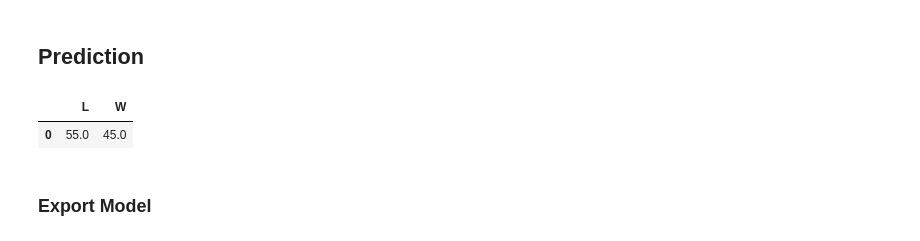
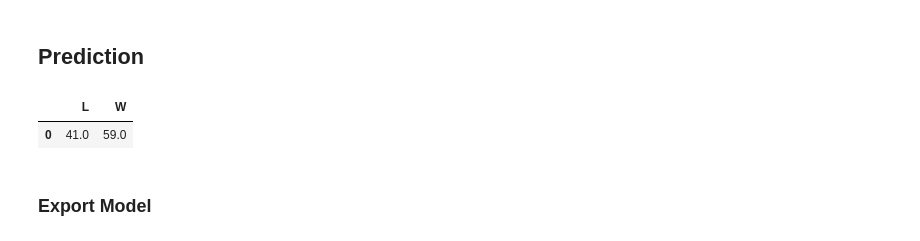
Before and after one commit to chaiyut-kun/AI-premier-league_match_prediction, a Jupyter notebook: src/model/model2.ipynb, the cells around one changed output. Saved outputs shown, nothing was run; the diff lists cells and outputs as text; code cells hidden in the pictures.

```diff
--- a/src/model/model2.ipynb
+++ b/src/model/model2.ipynb
@@ -17,10 +31,10 @@ df = pd.read_csv("final_matches.csv")
 ### Fill null data
 # %%
 # # df[df.isnull().any(axis=1)][['homeXG', 'awayXG']]
-from sklearn.impute import SimpleImputer
+# from sklearn.impute import SimpleImputer
 
-imputer = SimpleImputer(strategy='mean')
-df[['xg','xga', 'attendance']] = imputer.fit_transform(df[['xg','xga','attendance']])
+# imputer = SimpleImputer(strategy='mean')
+# df[['xg','xga', 'attendance']] = imputer.fit_transform(df[['xg','xga','attendance']])
 # %% [markdown]
 ### Encoder Referee
 # %%
@@ -91,10 +105,4 @@ Name: result, Length: 2934, dtype: object
 # Train-test split
 X = cleaned_df[features]
 y = cleaned_df[target]
-X_train, X_test, y_train, y_test = train_test_split(X, y, test_size=0.3, random_state=42)
-
-# Train Decision Tree Classifier
-# model = MLPClassifier(hidden_layer_sizes=(8,8), activation='relu', solver='adam', max_iter=1000, random_state=10)
-model = DecisionTreeClassifier(criterion='gini', max_depth=6, splitter='best', random_state=42)
-# model = RandomForestClassifier(criterion='entropy', n_estimators=100, max_depth=10, random_state=42)
-model.fit(X_train, y_train)
+X_train, X_test, y_train, y_test = train_test_split(X, y, test_size=0.4, random_state=42)
@@ -102,0 +109,5 @@ DecisionTreeClassifier(max_depth=6, random_state=42)
+# %%
+# Train Decision Tree Classifier
+# model = MLPClassifier(hidden_layer_sizes=(20,20), activation='logistic', solver='adam', max_iter=1000, random_state=10)
+model = DecisionTreeClassifier(criterion='entropy', max_depth=5, max_features=None, min_samples_leaf=1, min_samples_split=2, splitter='best', random_state=42)
+model.fit(X_train, y_train)
@@ -129,27 +159,33 @@ weighted avg       0.78      0.78      0.78       881
 # %%
 df2 = pd.read_csv('../api/xG7.csv')
 home = "Liverpool"
 away = "Manchester Utd"
 
 # get xg score by team
 get_xg = lambda team: (df2[df2['team'] == team]['xg']).values[0]
+get_xga = lambda team: (df2[df2['team'] == team]['xga']).values[0]
 
 homeXG = get_xg(home)
-awayXG = get_xg(away)
+homeXGA = get_xga(home)
+awayXG = get_xga(away)
+awayXGA = get_xga(away)
+
+# homeXG = abs(homeXG - homeXGA)
+# awayXG = abs(awayXG - awayXGA)
 
 # label = ['xg','xga',]
 data = [homeXG, awayXG, 30]
 
 unseen_df = pd.DataFrame([data], columns=features)
 y_pred = model.predict(unseen_df)
 prob = model.predict_proba(unseen_df)
 columns = model.classes_
 probs_df = pd.DataFrame(prob, columns=columns)
 
 probs_df.apply(lambda x: x.round(2) * 100)
 # %% [output]
 |  | L | W |
-| 0 | 55.0 | 45.0 |
+| 0 | 41.0 | 59.0 |
 # %% [markdown]
 ### Export Model
 # %%
```
Also changed, not shown: parts of 6 cells of this notebook, 3 other files.
